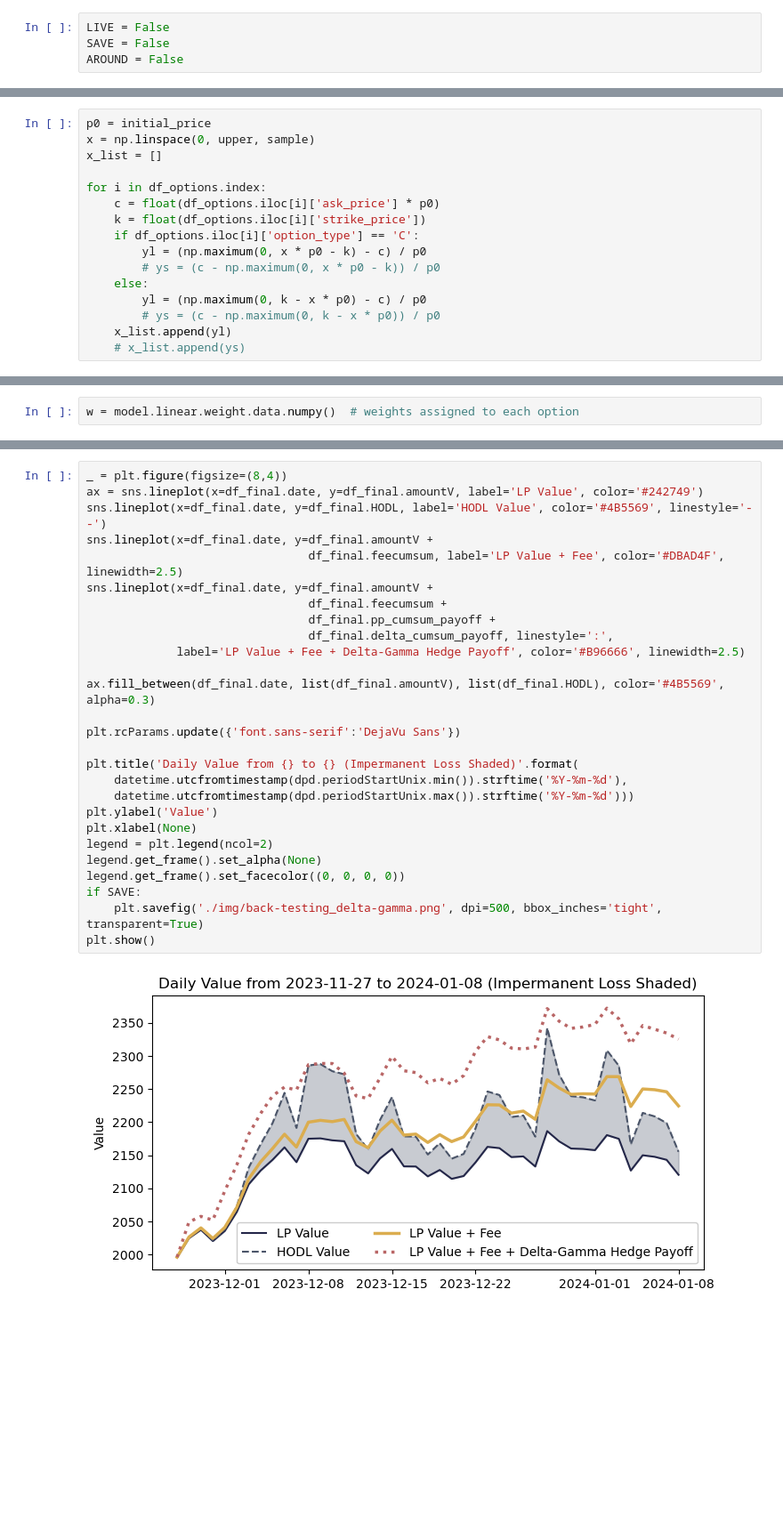
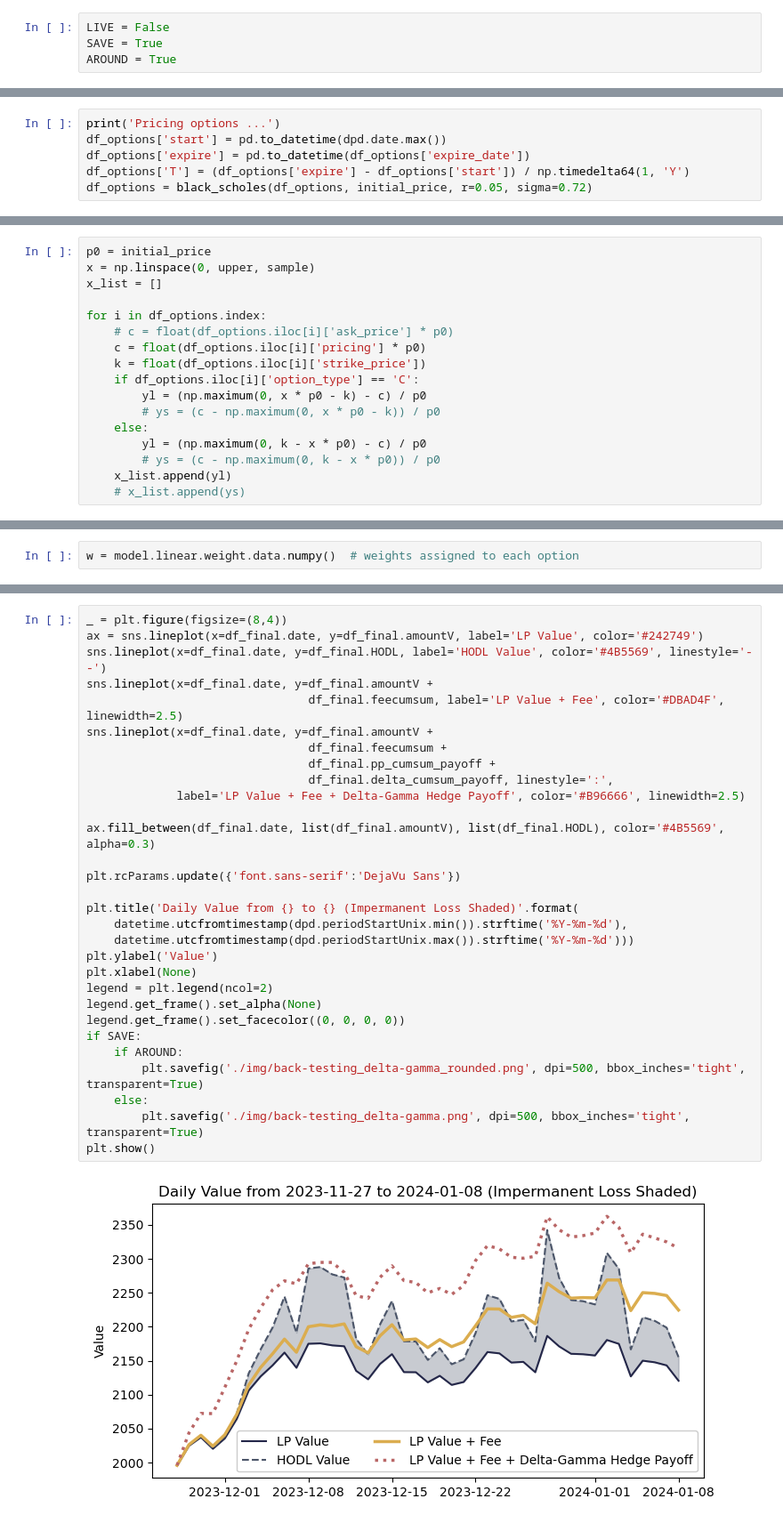
Before and after one commit to jiaxiang-cheng/definer, a Jupyter notebook: 3.3 Back-testing Delta-Gamma Hedge.ipynb, the cells around one changed output, grey strips where cells are left out. Shown at 89% size. Saved outputs shown, nothing was run; the diff lists cells and outputs as text; blank space fills up the shorter version.

Commit message:
pricing options with black-scholes model

```diff
--- a/3.3 Back-testing Delta-Gamma Hedge.ipynb
+++ b/3.3 Back-testing Delta-Gamma Hedge.ipynb
@@ -37,8 +38,8 @@ print('Set random seed: {}'.format(random_state))
 Set random seed: 0
 # %%
 LIVE = False
-SAVE = False
-AROUND = False
+SAVE = True
+AROUND = True
 # %% [markdown]
 ## Collect Historical Data in USDC-ETH 0.05% Uniswap V3 pool
 # %%
@@ -344,3 +345,9 @@ df_options.head()
 | 3 | NaN | 2222.19 | 0.00 | ETH | 1704712781415 | ETH | ... |
 | 4 | 0.19475 | 2222.19 | 175271.62 | ETH | 1704712781415 | ETH | ... |
 5 rows × 23 columns
+# %%
+print('Pricing options ...')
+df_options['start'] = pd.to_datetime(dpd.date.max())
+df_options['expire'] = pd.to_datetime(df_options['expire_date'])
+df_options['T'] = (df_options['expire'] - df_options['start']) / np.timedelta64(1, 'Y')
+df_options = black_scholes(df_options, initial_price, r=0.05, sigma=0.72)
@@ -350,7 +359,8 @@ x = np.linspace(0, upper, sample)
 x_list = []
 
 for i in df_options.index:
-    c = float(df_options.iloc[i]['ask_price'] * p0)
+    # c = float(df_options.iloc[i]['ask_price'] * p0)
+    c = float(df_options.iloc[i]['pricing'] * p0)
     k = float(df_options.iloc[i]['strike_price'])
     if df_options.iloc[i]['option_type'] == 'C':
         yl = (np.maximum(0, x * p0 - k) - c) / p0
@@ -531,29 +544,32 @@ df_final.head()
 # %%
 _ = plt.figure(figsize=(8,4))
 ax = sns.lineplot(x=df_final.date, y=df_final.amountV, label='LP Value', color='#242749')
 sns.lineplot(x=df_final.date, y=df_final.HODL, label='HODL Value', color='#4B5569', linestyle='--')
 sns.lineplot(x=df_final.date, y=df_final.amountV +
                                 df_final.feecumsum, label='LP Value + Fee', color='#DBAD4F', linewidth=2.5)
 sns.lineplot(x=df_final.date, y=df_final.amountV +
                                 df_final.feecumsum +
                                 df_final.pp_cumsum_payoff +
                                 df_final.delta_cumsum_payoff, linestyle=':',
              label='LP Value + Fee + Delta-Gamma Hedge Payoff', color='#B96666', linewidth=2.5)
 
 ax.fill_between(df_final.date, list(df_final.amountV), list(df_final.HODL), color='#4B5569', alpha=0.3)
 
 plt.rcParams.update({'font.sans-serif':'DejaVu Sans'})
 
 plt.title('Daily Value from {} to {} (Impermanent Loss Shaded)'.format(
     datetime.utcfromtimestamp(dpd.periodStartUnix.min()).strftime('%Y-%m-%d'),
     datetime.utcfromtimestamp(dpd.periodStartUnix.max()).strftime('%Y-%m-%d')))
 plt.ylabel('Value')
 plt.xlabel(None)
 legend = plt.legend(ncol=2)
 legend.get_frame().set_alpha(None)
 legend.get_frame().set_facecolor((0, 0, 0, 0))
 if SAVE:
-    plt.savefig('./img/back-testing_delta-gamma.png', dpi=500, bbox_inches='tight', transparent=True)
+    if AROUND:
+        plt.savefig('./img/back-testing_delta-gamma_rounded.png', dpi=500, bbox_inches='tight', transparent=True)
+    else:
+        plt.savefig('./img/back-testing_delta-gamma.png', dpi=500, bbox_inches='tight', transparent=True)
 plt.show()
 # %% [output]
-[figure, old version]
+[figure, new version]
```
Also changed, not shown: parts of 12 cells of this notebook, 7 other files.
